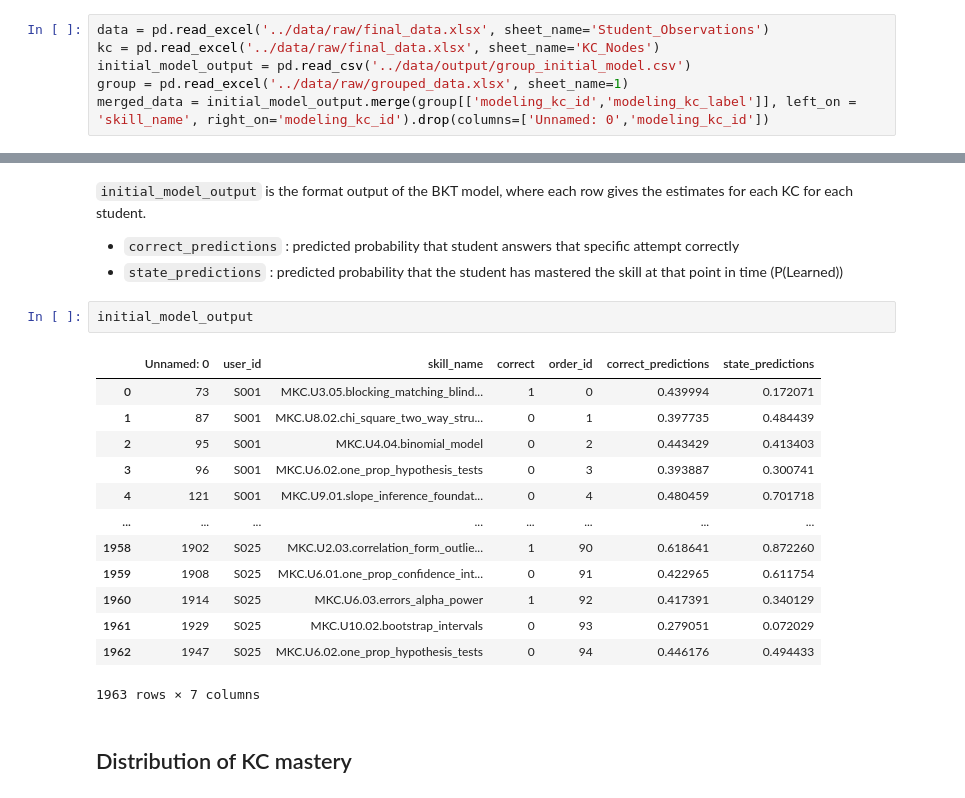
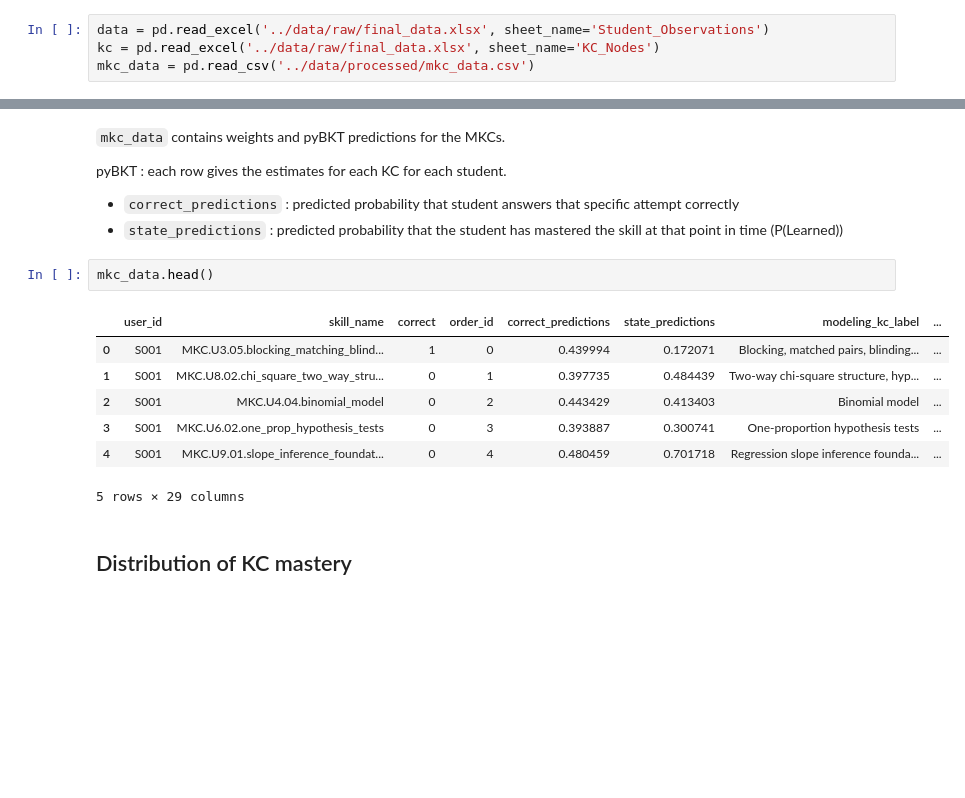
Before and after one commit to mailysg8/ai-student-progress-tracker, a Jupyter notebook: notebooks/class_overview.ipynb, the cells around one changed output, grey strips where cells are left out. Drawn from its saved outputs; the diff is of its cells as text; blank space fills up the shorter version.

```diff
--- a/notebooks/class_overview.ipynb
+++ b/notebooks/class_overview.ipynb
@@ -4,6 +6,4 @@ import altair as alt
 # %%
 data = pd.read_excel('../data/raw/final_data.xlsx', sheet_name='Student_Observations')
 kc = pd.read_excel('../data/raw/final_data.xlsx', sheet_name='KC_Nodes')
-initial_model_output = pd.read_csv('../data/output/group_initial_model.csv')
-group = pd.read_excel('../data/raw/grouped_data.xlsx', sheet_name=1)
-merged_data = initial_model_output.merge(group[['modeling_kc_id','modeling_kc_label']], left_on = 'skill_name', right_on='modeling_kc_id').drop(columns=['Unnamed: 0','modeling_kc_id'])
+mkc_data = pd.read_csv('../data/processed/mkc_data.csv')
@@ -30,24 +10,20 @@ num_items
 # %% [markdown]
-`initial_model_output` is the format output of the BKT model, where each row gives the estimates for each KC for each student.
+`mkc_data` contains weights and pyBKT predictions for the MKCs.
+
+pyBKT : each row gives the estimates for each KC for each student.
 
 - `correct_predictions` : predicted probability that student answers that specific attempt correctly
 - `state_predictions` : predicted probability that the student has mastered the skill at that point in time (P(Learned))
 # %%
-initial_model_output
+mkc_data.head()
 # %% [output]
-|  | Unnamed: 0 | user_id | skill_name | correct | order_id | correct_predictions | state_predictions |
-| 0 | 73 | S001 | MKC.U3.05.blocking_matching_blind... | 1 | 0 | 0.439994 | 0.172071 |
-| 1 | 87 | S001 | MKC.U8.02.chi_square_two_way_stru... | 0 | 1 | 0.397735 | 0.484439 |
-| 2 | 95 | S001 | MKC.U4.04.binomial_model | 0 | 2 | 0.443429 | 0.413403 |
-| 3 | 96 | S001 | MKC.U6.02.one_prop_hypothesis_tests | 0 | 3 | 0.393887 | 0.300741 |
-| 4 | 121 | S001 | MKC.U9.01.slope_inference_foundat... | 0 | 4 | 0.480459 | 0.701718 |
-| ... | ... | ... | ... | ... | ... | ... | ... |
-| 1958 | 1902 | S025 | MKC.U2.03.correlation_form_outlie... | 1 | 90 | 0.618641 | 0.872260 |
-| 1959 | 1908 | S025 | MKC.U6.01.one_prop_confidence_int... | 0 | 91 | 0.422965 | 0.611754 |
-| 1960 | 1914 | S025 | MKC.U6.03.errors_alpha_power | 1 | 92 | 0.417391 | 0.340129 |
-| 1961 | 1929 | S025 | MKC.U10.02.bootstrap_intervals | 0 | 93 | 0.279051 | 0.072029 |
-| 1962 | 1947 | S025 | MKC.U6.02.one_prop_hypothesis_tests | 0 | 94 | 0.446176 | 0.494433 |
+|  | user_id | skill_name | correct | order_id | correct_predictions | state_predictions | modeling_kc_label | ... |
+| 0 | S001 | MKC.U3.05.blocking_matching_blind... | 1 | 0 | 0.439994 | 0.172071 | Blocking, matched pairs, blinding... | ... |
+| 1 | S001 | MKC.U8.02.chi_square_two_way_stru... | 0 | 1 | 0.397735 | 0.484439 | Two-way chi-square structure, hyp... | ... |
+| 2 | S001 | MKC.U4.04.binomial_model | 0 | 2 | 0.443429 | 0.413403 | Binomial model | ... |
+| 3 | S001 | MKC.U6.02.one_prop_hypothesis_tests | 0 | 3 | 0.393887 | 0.300741 | One-proportion hypothesis tests | ... |
+| 4 | S001 | MKC.U9.01.slope_inference_foundat... | 0 | 4 | 0.480459 | 0.701718 | Regression slope inference founda... | ... |
-1963 rows × 7 columns
+5 rows × 29 columns
 # %% [markdown]
 ## Distribution of KC mastery
 # %% [markdown]
```
Also changed, not shown: parts of 22 cells of this notebook, 1 other file.
